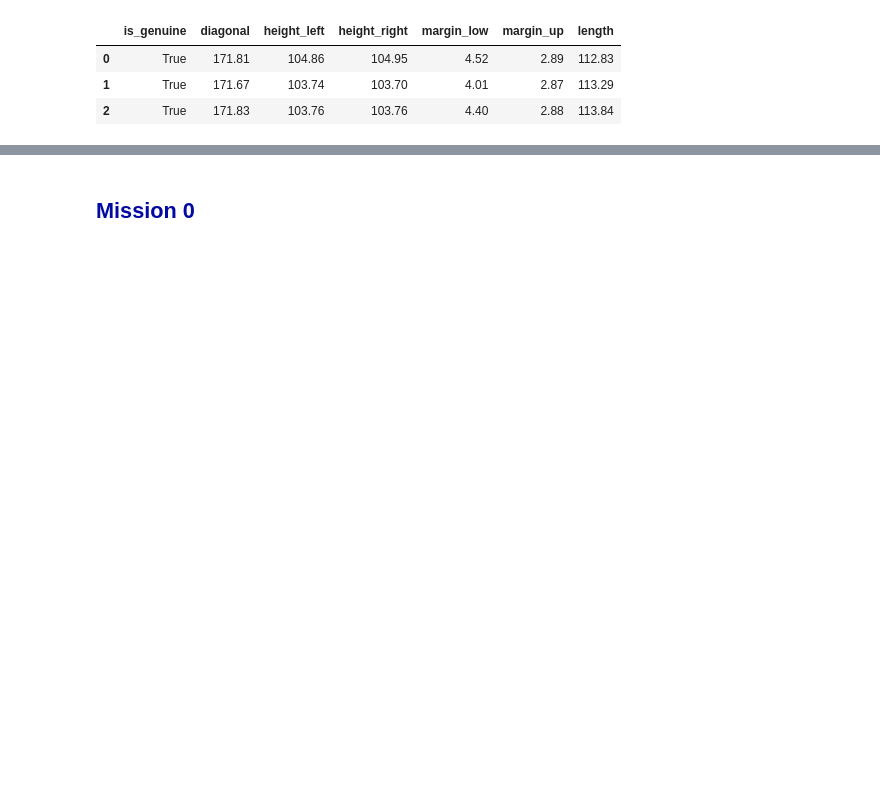
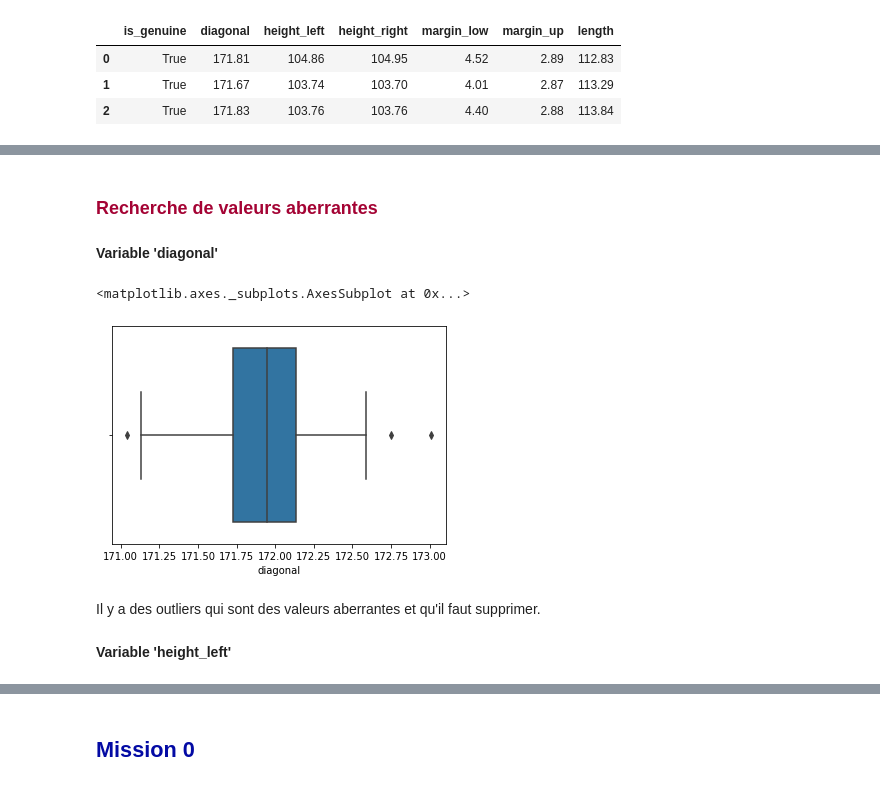
Before and after one commit to MattSioll/DataAnalyst, a Jupyter notebook: Projet 6/P6_Levallois_Matthieu.ipynb, the cells around one changed output, grey strips where cells are left out. Saved outputs shown, nothing was run; the diff lists cells and outputs as text; code cells hidden in the pictures; blank space fills up the shorter version.

```diff
--- a/Projet 6/P6_Levallois_Matthieu.ipynb
+++ b/Projet 6/P6_Levallois_Matthieu.ipynb
@@ -27,0 +96,12 @@ data.head(3)
+# %% [markdown]
+<a id="Intro_2"></a>
+### <span style="color: #a40334">Recherche de valeurs aberrantes</span>
+# %% [markdown]
+**Variable  'diagonal'**
+# %%
+sns.boxplot(x=data.diagonal)
+# %% [output]
+<matplotlib.axes._subplots.AxesSubplot at 0x...>
+[figure, added]
+# %% [markdown]
+Il y a des outliers qui sont des valeurs aberrantes et qu'il faut supprimer.
@@ -27,0 +115,2 @@ data.head(3)
+# %% [markdown]
+**Variable  'height_left'**
```
Also changed, not shown: parts of 67 cells of this notebook.
